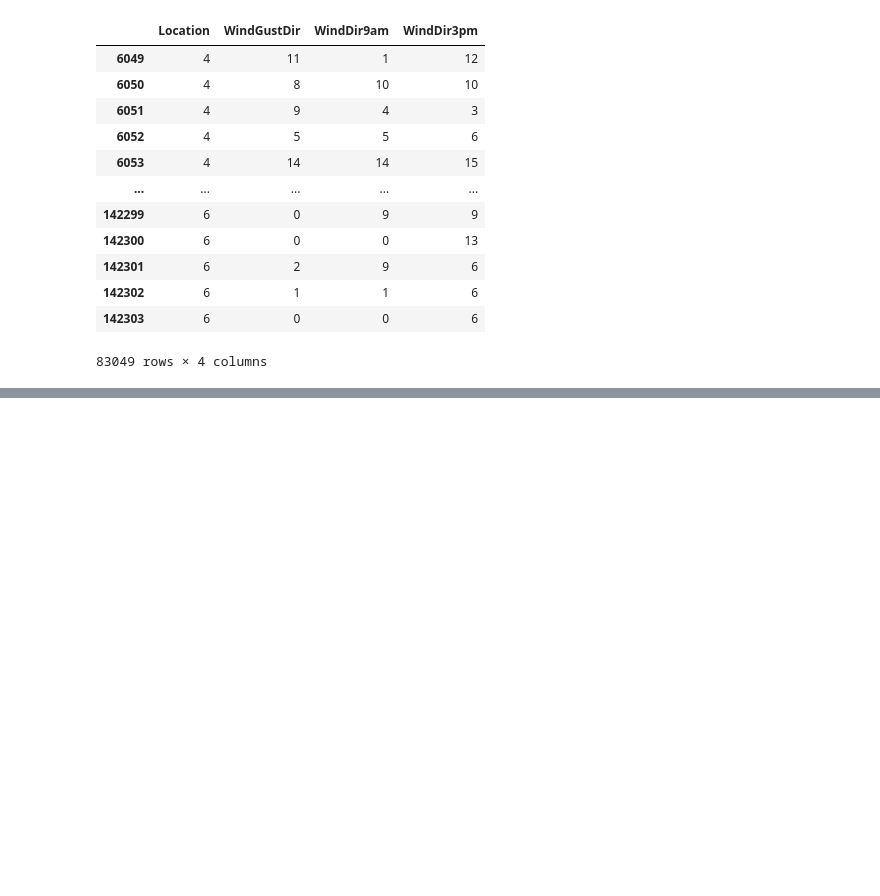
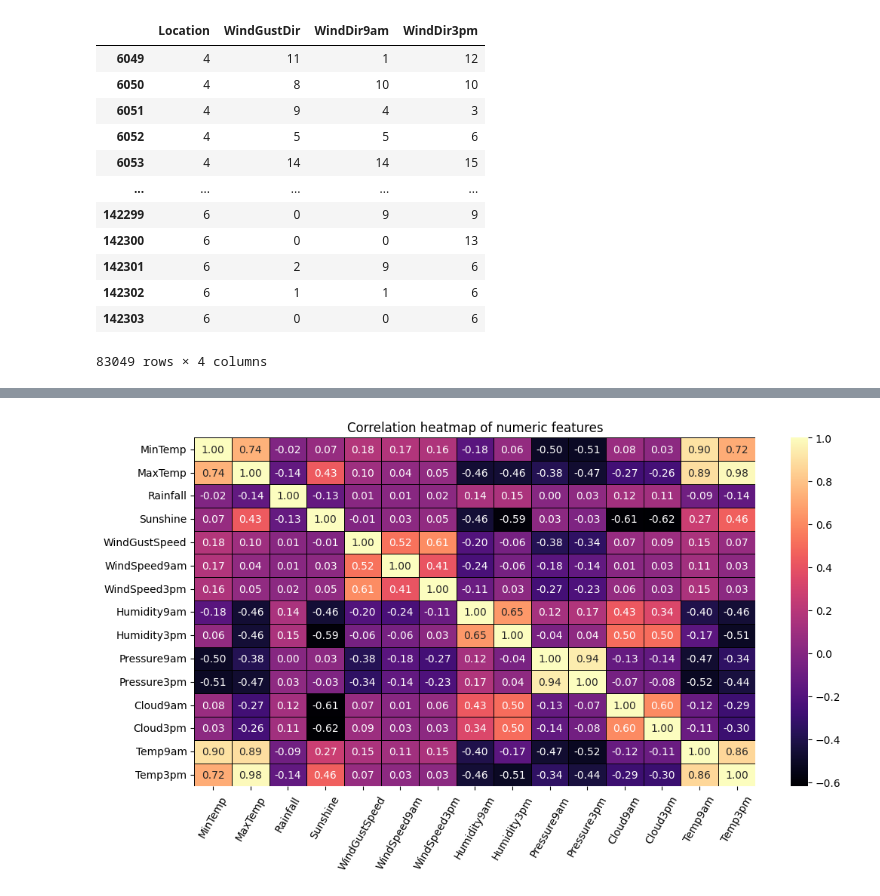
Before and after one commit to dzungpnguyen/rain-in-australia, a Jupyter notebook: data_exploration_analysis.ipynb, the cells around one changed output, grey strips where cells are left out. Saved outputs shown, nothing was run; the diff lists cells and outputs as text; code cells hidden in the pictures; blank space fills up the shorter version.

Commit message:
check correlation logistic model

```diff
--- a/data_exploration_analysis.ipynb
+++ b/data_exploration_analysis.ipynb
@@ -266,6 +266,8 @@ Name: Date, Length: 83049, dtype: datetime64[ns]
 df['Day'] = df['Date'].dt.day
 df['Month'] = df['Date'].dt.month
 df['Year'] = df['Date'].dt.year
+# %%
+df = df.drop(columns='Date')
 # %% [markdown]
 ### **Convert binary columns to 0 and 1 (RainToday and RainTomorrow)**
 # %%
@@ -907,0 +936,3 @@ df[object_columns]
+# %%
+correlation_matrix = df.select_dtypes(include='float64').corr()
+correlation_matrix
@@ -907,0 +956,8 @@ df[object_columns]
+# %%
+plt.figure(figsize=(12,6))
+sns.heatmap(correlation_matrix, cmap='magma', annot=True, fmt='.2f', linewidths=0.7, linecolor='black')
+plt.xticks(rotation=60)
+plt.title('Correlation heatmap of numeric features')
+plt.show()
+# %% [output]
+[figure, added]
```
Also changed, not shown: parts of 10 cells of this notebook.
